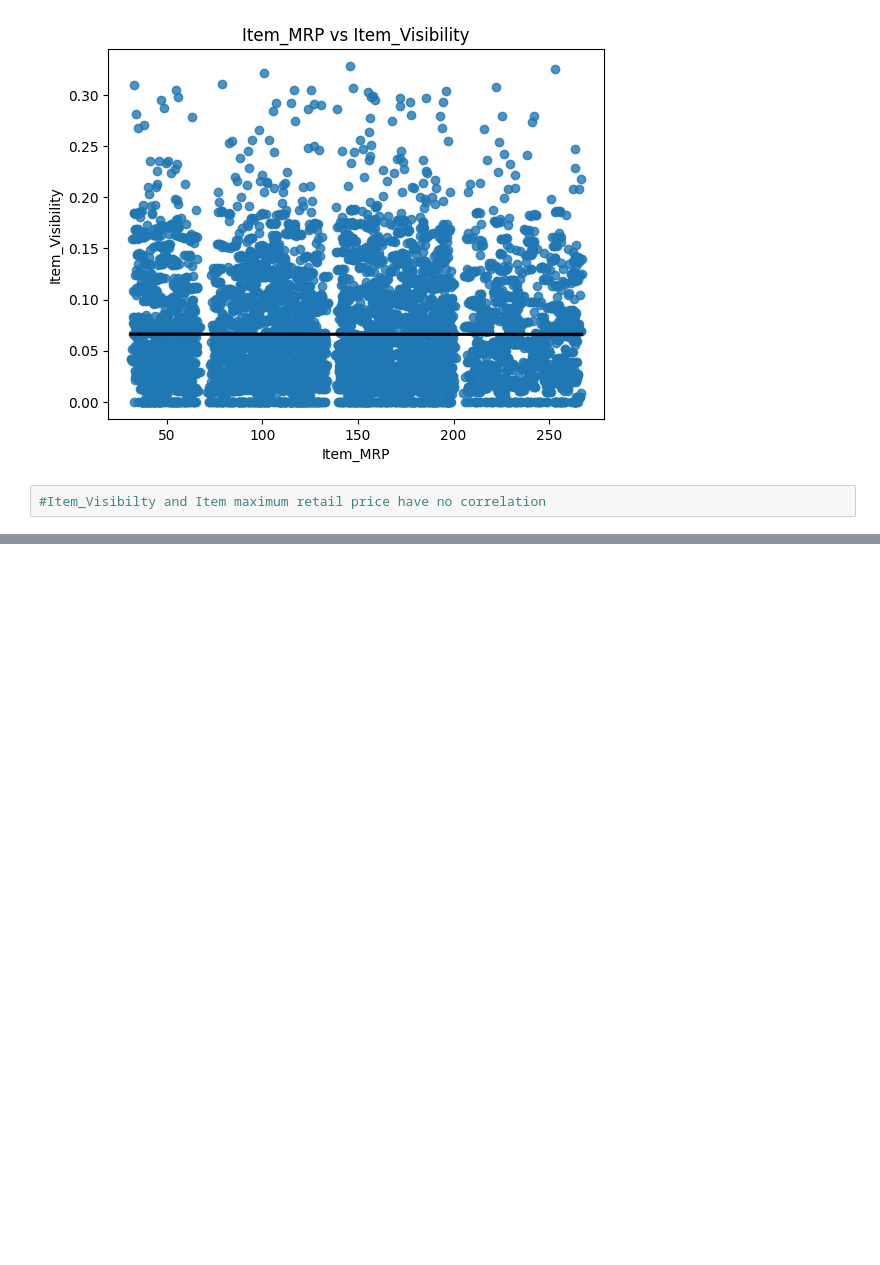
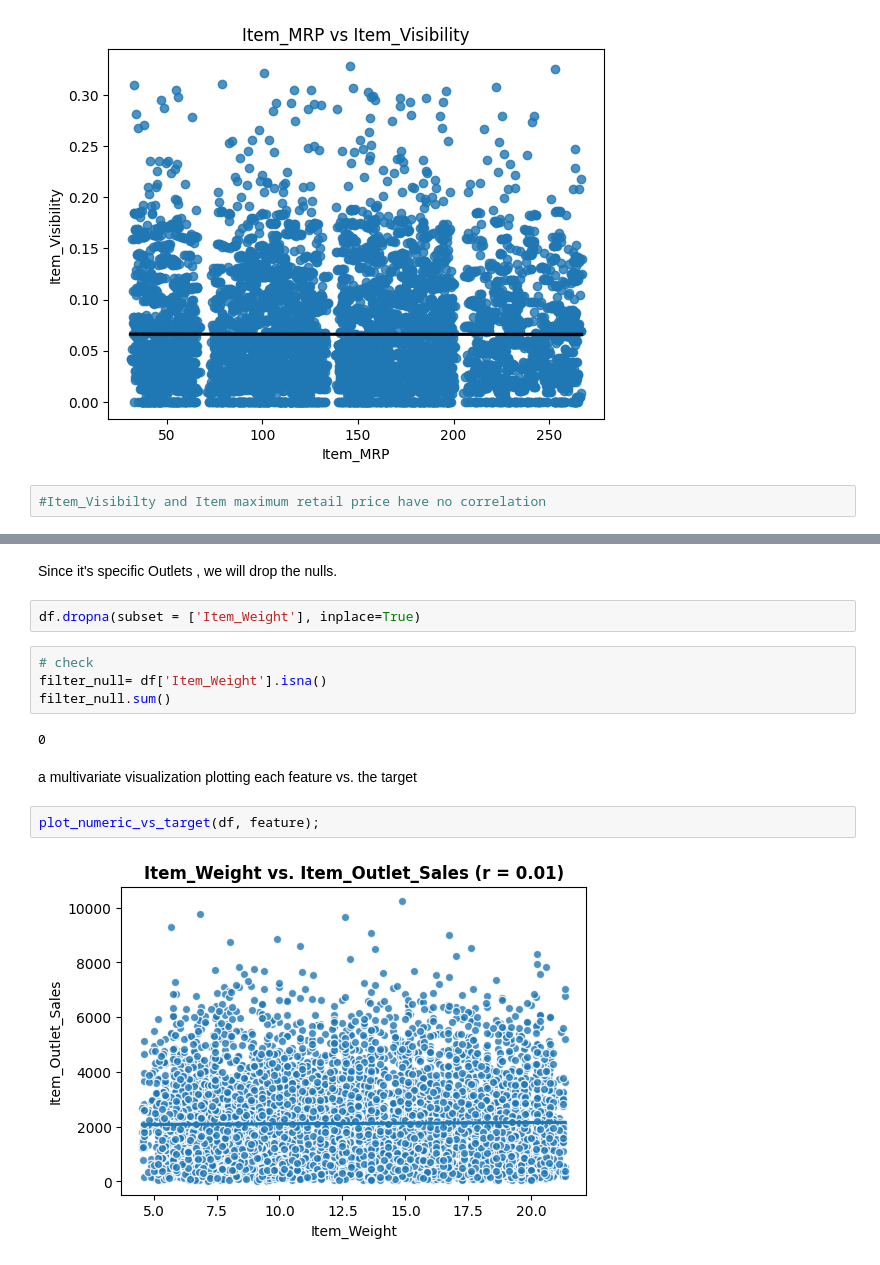
Before and after one commit to SinothileB/Prediction-of-Product-Sales, a Jupyter notebook: Markdown.ipynb, the cells around one changed output, grey strips where cells are left out. Drawn from its saved outputs; the diff is of its cells as text; blank space fills up the shorter version.

```diff
--- a/Markdown.ipynb
+++ b/Markdown.ipynb
@@ -306,0 +715,16 @@ Text(0.5, 1.0, 'Item_MRP vs Item_Visibility')
+# %% [markdown]
+Since it's specific Outlets , we will drop the nulls.
+# %%
+df.dropna(subset = ['Item_Weight'], inplace=True)
+# %%
+# check
+filter_null= df['Item_Weight'].isna()
+filter_null.sum()
+# %% [output]
+0
+# %% [markdown]
+a multivariate visualization plotting each feature vs. the target
+# %%
+plot_numeric_vs_target(df, feature);
+# %% [output]
+[figure, added]
```
Also changed, not shown: parts of 100 cells of this notebook.
